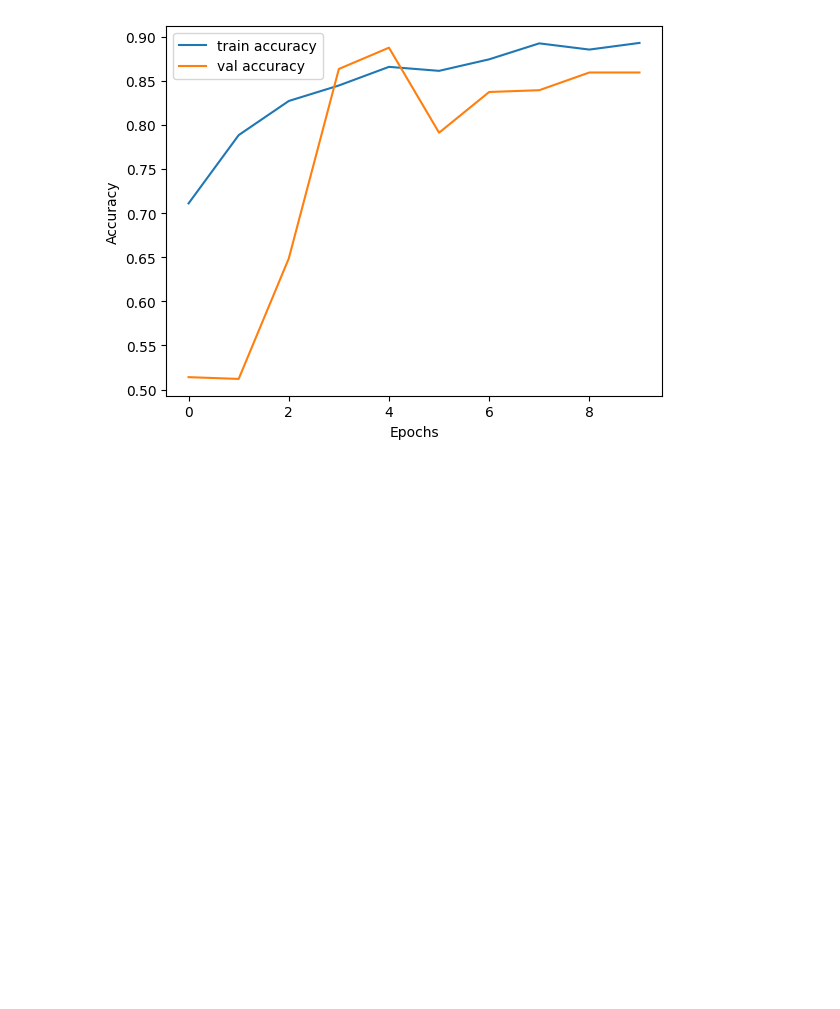
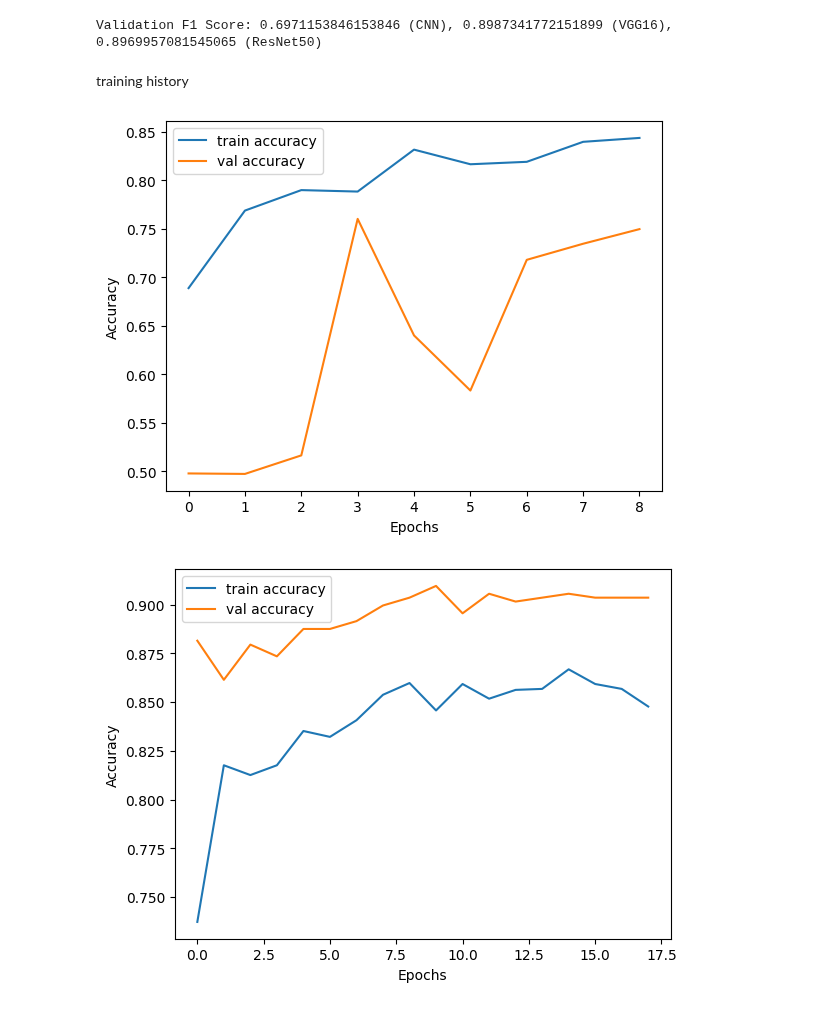
Before and after one commit to tomasmartins77/Machine_Learning_Lab, a Jupyter notebook: pergunta2_parte1/pergunta2_parte1.ipynb, the cells around one changed output. Saved outputs shown, nothing was run; the diff lists cells and outputs as text; code cells hidden in the pictures; blank space fills up the shorter version.

```diff
--- a/pergunta2_parte1/pergunta2_parte1.ipynb
+++ b/pergunta2_parte1/pergunta2_parte1.ipynb
@@ -30,6 +63,6 @@ y_val_cat = to_categorical(y_val, 2)
 # %%
 # Build a simple CNN model
-model = Sequential([
+model_CNN = Sequential([
     Input(shape=(48, 48, 1)),
 
     Conv2D(32, (3, 3), activation='relu'),
@@ -54,0 +90,18 @@ model = Sequential([
+# %%
+# Load VGG16 model with pre-trained weights, excluding the top layers
+vgg16_base = VGG16(weights='imagenet', include_top=False, input_shape=(48, 48, 3))
+
+# Freeze the layers of VGG16
+for layer in vgg16_base.layers:
+    layer.trainable = False
+
+# Add custom layers on top of VGG16
+vgg16_model = Sequential([
+    Input(shape=(48, 48, 1)),
+    Conv2D(3, (1, 1), activation='relu'),  # Convert grayscale to RGB
+    vgg16_base,
+    GlobalAveragePooling2D(),
+    Dense(128, activation='relu'),
+    Dropout(0.5),
+    Dense(2, activation='softmax')
+])
@@ -55,10 +137,8 @@ model = Sequential([
 # %%
 # Compile the model
-model.compile(optimizer='adam', loss='categorical_crossentropy', metrics=['accuracy'])
-early_stopping = EarlyStopping(monitor='val_loss', patience=5)
-reduce_lr = ReduceLROnPlateau(monitor='val_loss', factor=0.1, patience=2, min_lr=1e-5)
+model_CNN.compile(optimizer='adam', loss='categorical_crossentropy', metrics=['accuracy'])
 
 # Train the model
-history = model.fit(X_train, y_train_cat, batch_size=32, validation_data=(X_val, y_val_cat), epochs=20, callbacks=[early_stopping, reduce_lr])
+history_CNN = model_CNN.fit(datagen.flow(X_train, y_train_cat), validation_data=(X_train, y_train_cat), epochs=20, callbacks=[early_stopping, reduce_lr], batch_size=32)
 # %% [output]
 Epoch 1/20
@@ -83,0 +165,8 @@ Epoch 10/20
+# %%
+vgg16_model.compile(optimizer='adam', loss='categorical_crossentropy', metrics=['accuracy'])
+
+# Train the VGG16 model with data augmentation
+history_vgg16 = vgg16_model.fit(datagen.flow(X_train, y_train_cat),
+                                validation_data=(X_val, y_val_cat),
+                                epochs=20,
+                                callbacks=[early_stopping, reduce_lr], batch_size=32)
@@ -95,3 +245,13 @@ Validation F1 Score: 0.84375
+# %%
+# Calculate F1 Score
+f1_CNN = f1_score(y_val, y_val_pred_classes_CNN)
+f1_vgg16 = f1_score(y_val, y_val_pred_classes_vgg16)
+f1_resnet = f1_score(y_val, y_val_pred_classes_resnet)
+print(f"Validation F1 Score: {f1_CNN} (CNN), {f1_vgg16} (VGG16), {f1_resnet} (ResNet50)")
+# %% [output]
+Validation F1 Score: 0.6971153846153846 (CNN), 0.8987341772151899 (VGG16), 0.8969957081545065 (ResNet50)
+# %% [markdown]
+training history
 # %%
 # Plot training history (optional)
 def plot_history(history):
@@ -101,7 +261,10 @@ def plot_history(history):
     plt.ylabel('Accuracy')
     plt.legend()
     plt.show()
-
-plot_history(history)
-# %% [output]
-[figure, removed]
+# %%
+
+plot_history(history_CNN)
+plot_history(history_vgg16)
+# %% [output]
+[figure, added]
+[figure, added]
```
Also changed, not shown: parts of 31 cells of this notebook.
